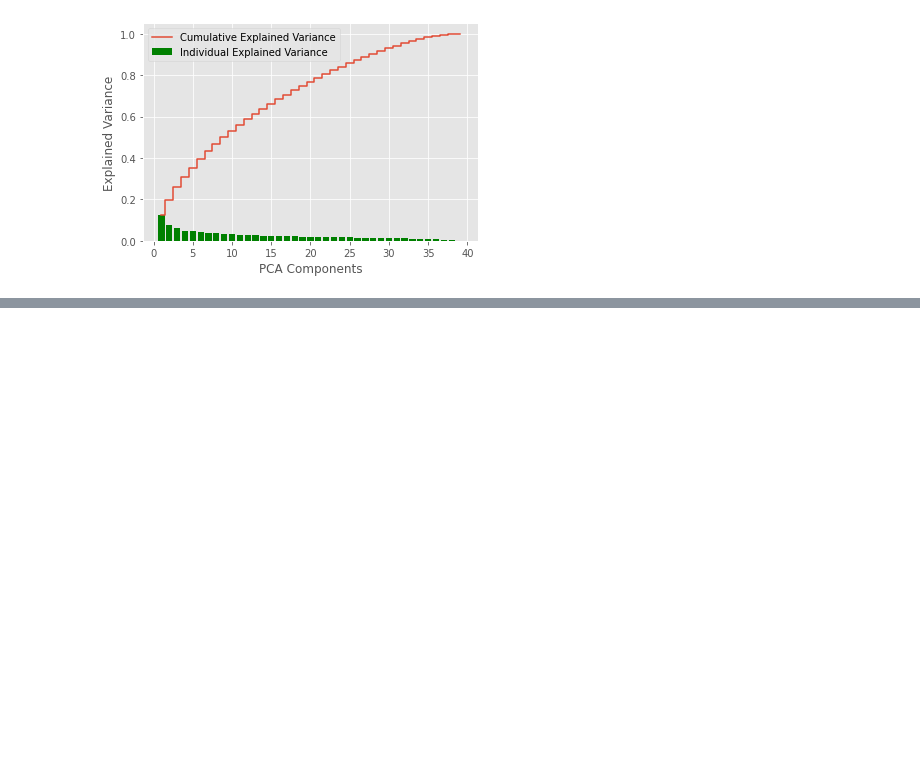
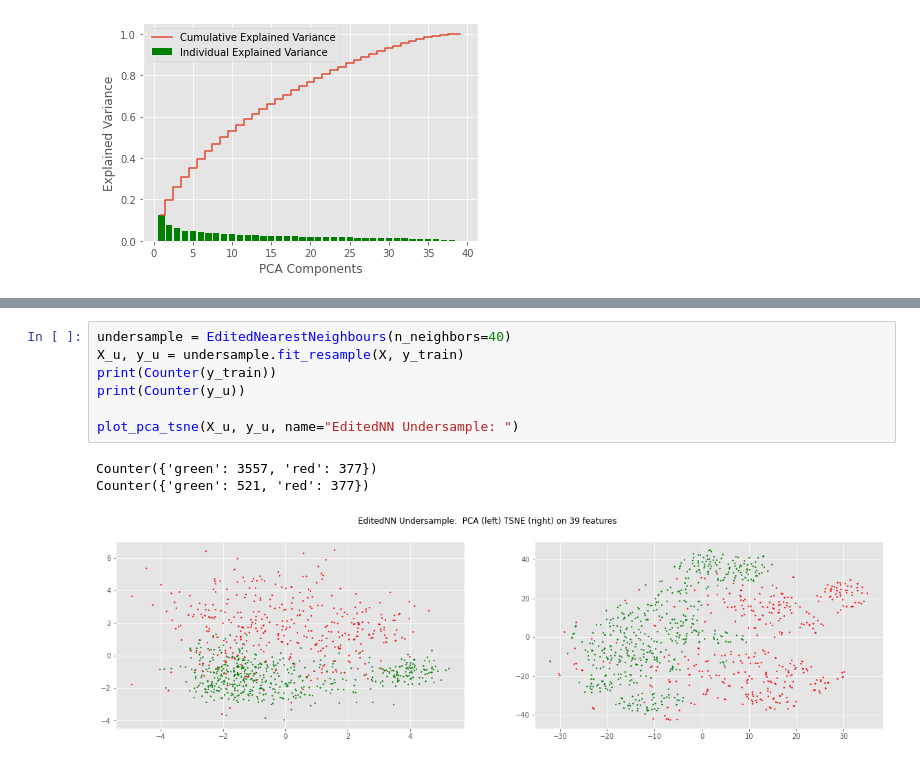
Before and after one commit to orientino/ml4cad, a Jupyter notebook: data_cluster.ipynb, the cells around one changed output, grey strips where cells are left out. Drawn from its saved outputs; the diff is of its cells as text; blank space fills up the shorter version.

```diff
--- a/data_cluster.ipynb
+++ b/data_cluster.ipynb
@@ -114,0 +119,11 @@ Text(0.5, 0.98, 'T-SNE on all 39 features (left) and on top 10 features found by
+# %%
+undersample = EditedNearestNeighbours(n_neighbors=40)
+X_u, y_u = undersample.fit_resample(X, y_train)
+print(Counter(y_train))
+print(Counter(y_u))
+
+plot_pca_tsne(X_u, y_u, name="EditedNN Undersample: ")
+# %% [output]
+Counter({'green': 3557, 'red': 377})
+Counter({'green': 521, 'red': 377})
+[figure, added]
```
Also changed, not shown: parts of 5 cells of this notebook, 20 other files.
